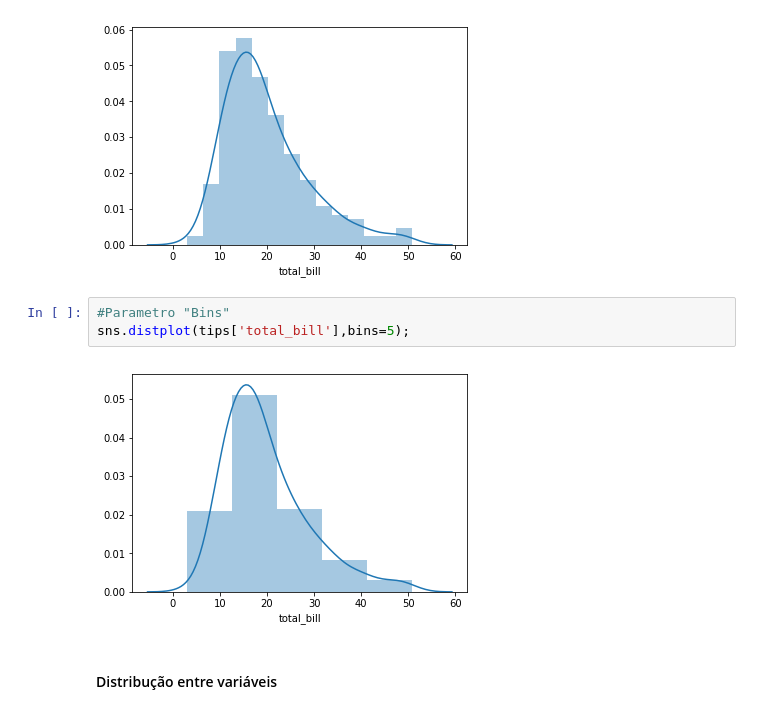
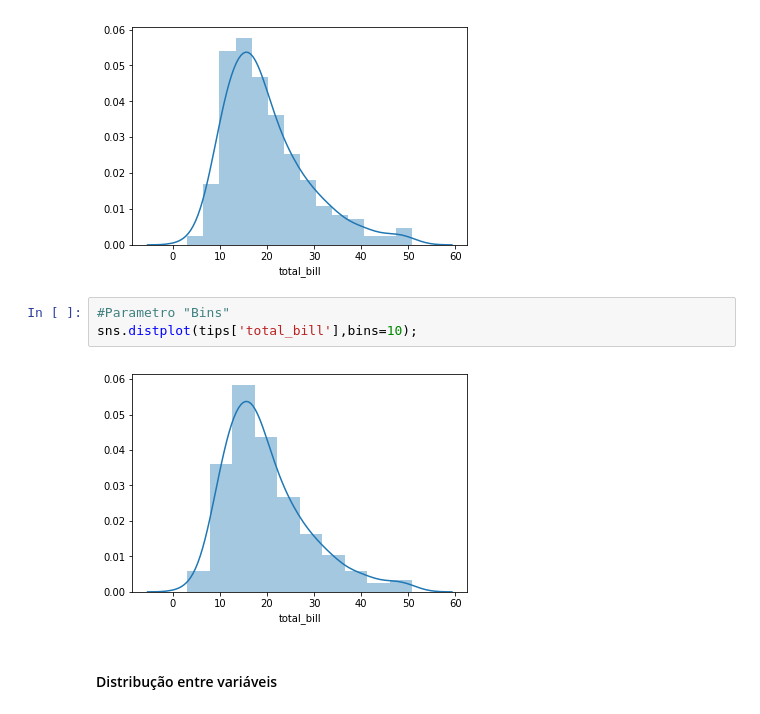
Before and after one commit to Rbiasuz/old_stuff, a Jupyter notebook: 1 Aulas Data Science/3 - EDA/Seaborn - Facilitando nossos gráficos.ipynb, the cells around one changed output. Cells and saved outputs as stored; diff of their text form.

```diff
--- a/1 Aulas Data Science/3 - EDA/Seaborn - Facilitando nossos gráficos.ipynb
+++ b/1 Aulas Data Science/3 - EDA/Seaborn - Facilitando nossos gráficos.ipynb
@@ -83,9 +84,9 @@ sns.distplot(tips['total_bill']);
 [figure]
 # %%
 #Parametro "Bins"
-sns.distplot(tips['total_bill'],bins=5);
+sns.distplot(tips['total_bill'],bins=10);
 # %% [output]
-[figure, old version]
+[figure, new version]
 # %% [markdown]
 #### Distribução entre variáveis
 # %%
```
Also changed, not shown: parts of 4 cells of this notebook, 1 other file.
